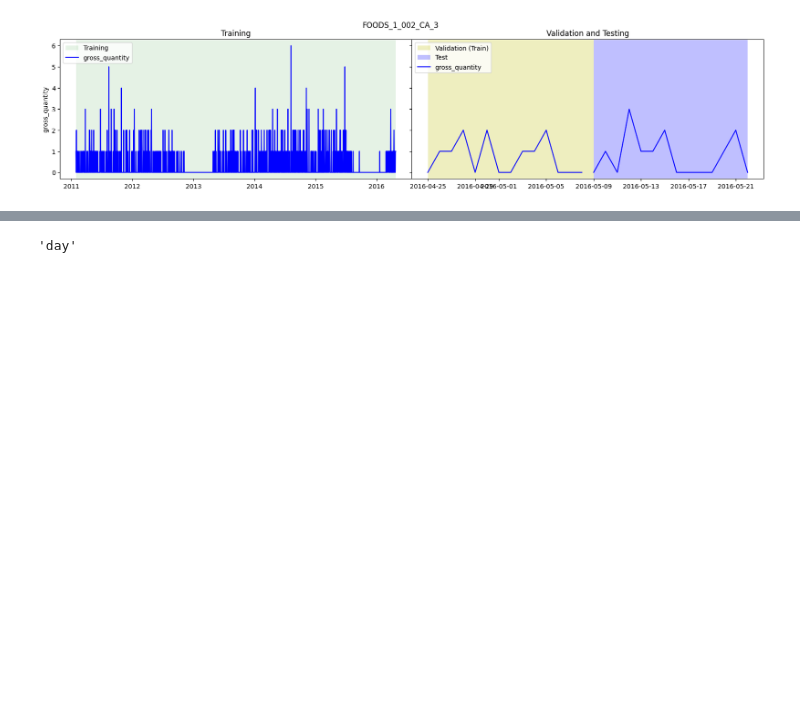
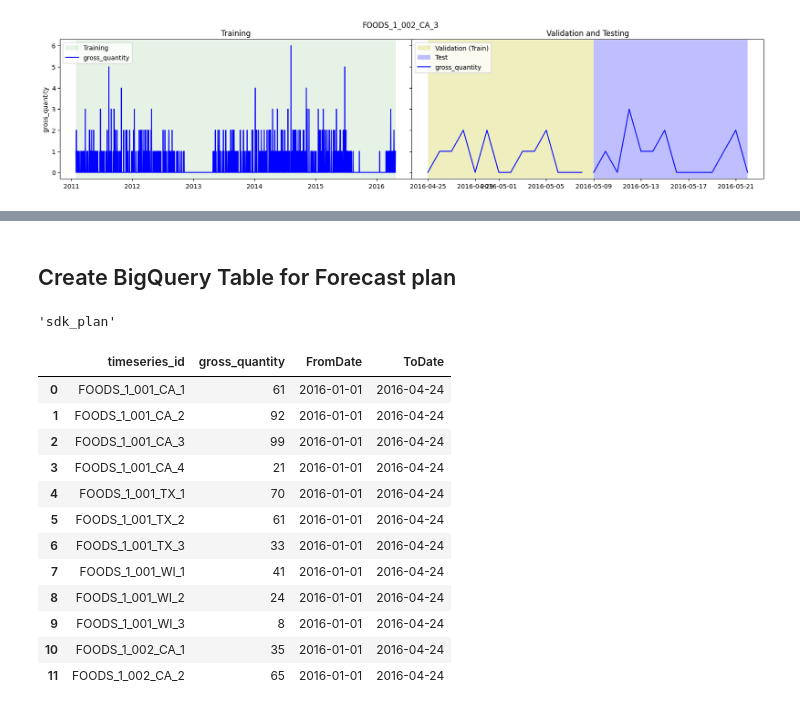
Before and after one commit to tottenjordan/vertex-forecas-repo, a Jupyter notebook: 02-m5-dataprep.ipynb, the cells around one changed output, grey strips where cells are left out. Cells and saved outputs as stored; diff of their text form; code cells hidden in the pictures; blank space fills up the shorter version.

```diff
--- a/02-m5-dataprep.ipynb
+++ b/02-m5-dataprep.ipynb
@@ -572,4 +592,36 @@ forecast_granularity = 'DAY'
-# %%
-forecast_granularity.lower()
-# %% [output]
-'day'
+# %% [markdown]
+## Create BigQuery Table for Forecast plan
+# %%
+BQ_TABLE_PLAN
+# %% [output]
+'sdk_plan'
+# %%
+query = f"""
+    SELECT
+        {SERIES_COLUMN},
+        sum({TARGET_COLUMN}) as {TARGET_COLUMN},
+        min({TIME_COLUMN}) as FromDate,
+        max({TIME_COLUMN}) as ToDate
+    FROM `{PROJECT_ID}.{BQ_DATASET}.{BQ_TABLE_PLAN}_source`
+    GROUP BY {SERIES_COLUMN}
+    ORDER BY {SERIES_COLUMN}
+"""
+overview = bq_client.query(query).to_dataframe()
+overview.head(viz_limit)
+
+# print to run in BigQuery console
+# print(query)
+# %% [output]
+|  | timeseries_id | gross_quantity | FromDate | ToDate |
+| 0 | FOODS_1_001_CA_1 | 61 | 2016-01-01 | 2016-04-24 |
+| 1 | FOODS_1_001_CA_2 | 92 | 2016-01-01 | 2016-04-24 |
+| 2 | FOODS_1_001_CA_3 | 99 | 2016-01-01 | 2016-04-24 |
+| 3 | FOODS_1_001_CA_4 | 21 | 2016-01-01 | 2016-04-24 |
+| 4 | FOODS_1_001_TX_1 | 70 | 2016-01-01 | 2016-04-24 |
+| 5 | FOODS_1_001_TX_2 | 61 | 2016-01-01 | 2016-04-24 |
+| 6 | FOODS_1_001_TX_3 | 33 | 2016-01-01 | 2016-04-24 |
+| 7 | FOODS_1_001_WI_1 | 41 | 2016-01-01 | 2016-04-24 |
+| 8 | FOODS_1_001_WI_2 | 24 | 2016-01-01 | 2016-04-24 |
+| 9 | FOODS_1_001_WI_3 | 8 | 2016-01-01 | 2016-04-24 |
+| 10 | FOODS_1_002_CA_1 | 35 | 2016-01-01 | 2016-04-24 |
+| 11 | FOODS_1_002_CA_2 | 65 | 2016-01-01 | 2016-04-24 |
```
Also changed, not shown: parts of 22 cells of this notebook, 1 other file.
